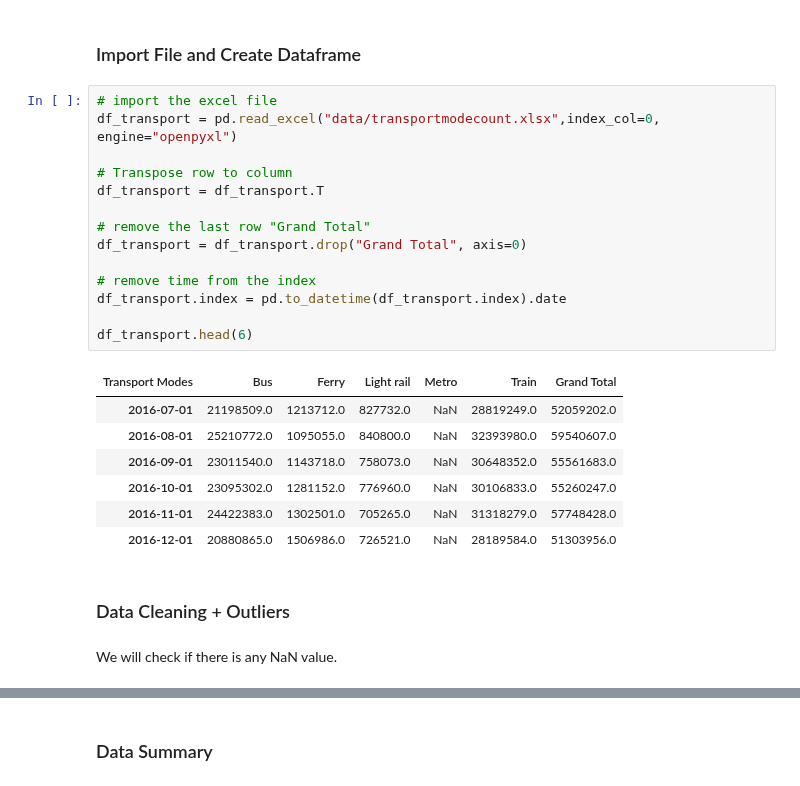
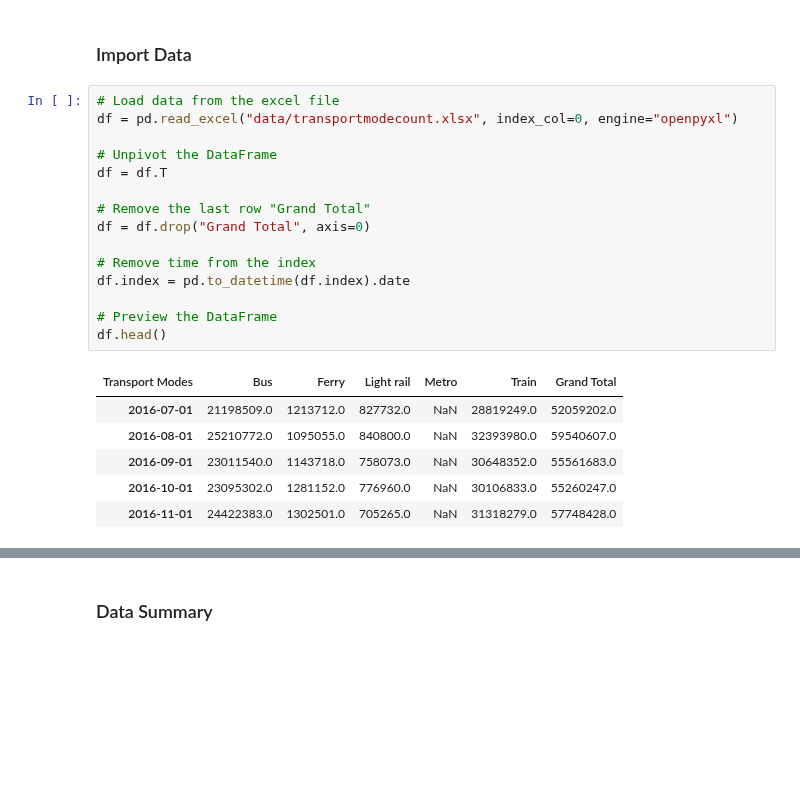
Before and after one commit to ethanaire/Analyzing-NSW-Public-Transports-with-Opal-Cards, a Jupyter notebook: Transport Usage Clustering.ipynb, the cells around one changed output, grey strips where cells are left out. Saved outputs shown, nothing was run; the diff lists cells and outputs as text; blank space fills up the shorter version.

```diff
--- a/Transport Usage Clustering.ipynb
+++ b/Transport Usage Clustering.ipynb
@@ -72,28 +42,24 @@ To explore if there is any specific month that citizens use transport frequently
-# %% [markdown]
-### Import File and Create Dataframe
+# %% [markdown]
+### Import Data
 # %%
-# import the excel file
-df_transport = pd.read_excel("data/transportmodecount.xlsx",index_col=0, engine="openpyxl")
+# Load data from the excel file
+df = pd.read_excel("data/transportmodecount.xlsx", index_col=0, engine="openpyxl")
 
-# Transpose row to column
-df_transport = df_transport.T
+# Unpivot the DataFrame
+df = df.T
 
-# remove the last row "Grand Total"
-df_transport = df_transport.drop("Grand Total", axis=0)
+# Remove the last row "Grand Total"
+df = df.drop("Grand Total", axis=0)
 
-# remove time from the index
-df_transport.index = pd.to_datetime(df_transport.index).date
+# Remove time from the index
+df.index = pd.to_datetime(df.index).date
 
-df_transport.head(6)
+# Preview the DataFrame
+df.head()
 # %% [output]
 | Transport Modes | Bus | Ferry | Light rail | Metro | Train | Grand Total |
 | 2016-07-01 | 21198509.0 | 1213712.0 | 827732.0 | NaN | 28819249.0 | 52059202.0 |
 | 2016-08-01 | 25210772.0 | 1095055.0 | 840800.0 | NaN | 32393980.0 | 59540607.0 |
 | 2016-09-01 | 23011540.0 | 1143718.0 | 758073.0 | NaN | 30648352.0 | 55561683.0 |
 | 2016-10-01 | 23095302.0 | 1281152.0 | 776960.0 | NaN | 30106833.0 | 55260247.0 |
 | 2016-11-01 | 24422383.0 | 1302501.0 | 705265.0 | NaN | 31318279.0 | 57748428.0 |
-| 2016-12-01 | 20880865.0 | 1506986.0 | 726521.0 | NaN | 28189584.0 | 51303956.0 |
-# %% [markdown]
-### Data Cleaning + Outliers
-# %% [markdown]
-We will check if there is any NaN value.
```
Also changed, not shown: parts of 22 cells of this notebook.
